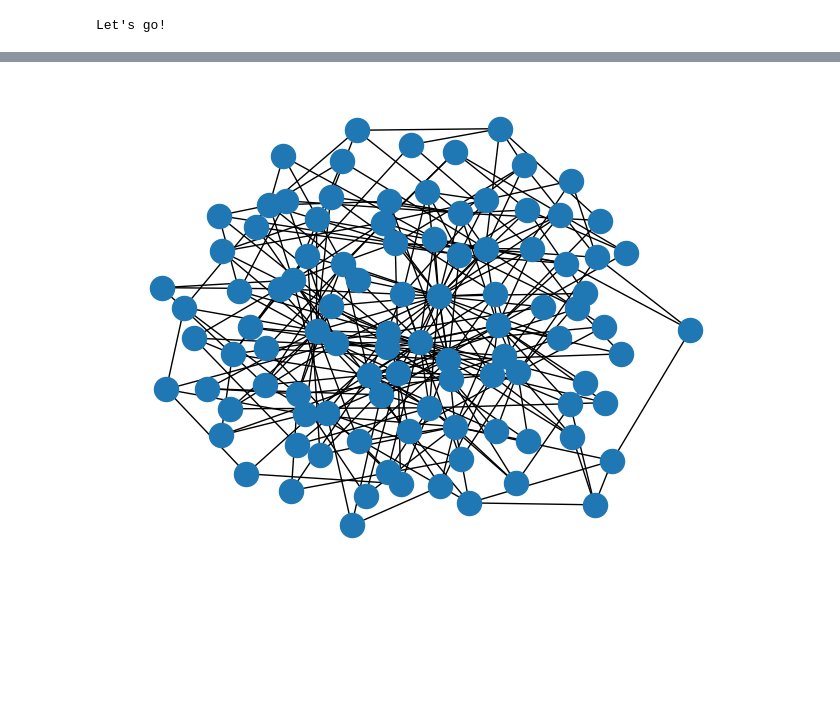
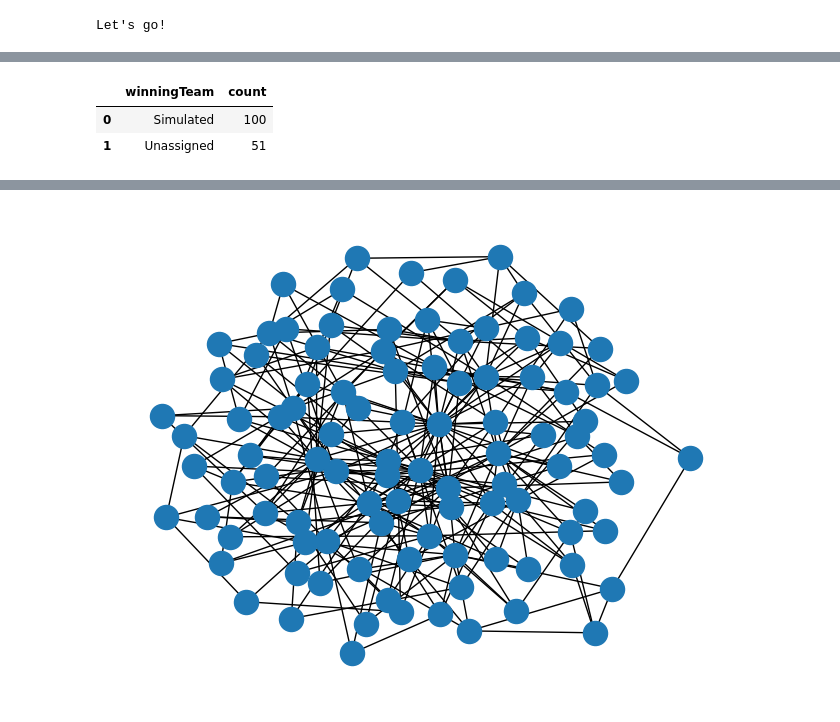
Before and after one commit to ArielleChuang/Robogames, a Jupyter notebook: clients/Example.ipynb, the cells around one changed output, grey strips where cells are left out. Drawn from its saved outputs; the diff is of its cells as text; code cells hidden in the pictures; blank space fills up the shorter version.

```diff
--- a/clients/Example.ipynb
+++ b/clients/Example.ipynb
@@ -83,6 +83,15 @@ robots = game.getRobotInfo()
 
 # if you want this in json format, do:
 # robots = game.getRobotInfo(js=True)
+# %%
+team_counts = robots['winningTeam'].value_counts()
+team_counts = pd.DataFrame(team_counts.reset_index())
+team_counts = team_counts.sort_values(by='count', ascending=False)
+team_counts
+# %% [output]
+|  | winningTeam | count |
+| 0 | Simulated | 100 |
+| 1 | Unassigned | 51 |
 # %%
 # see what's inside
 robots.sample(10)
```
Also changed, not shown: parts of 3 cells of this notebook, 11 other files.
